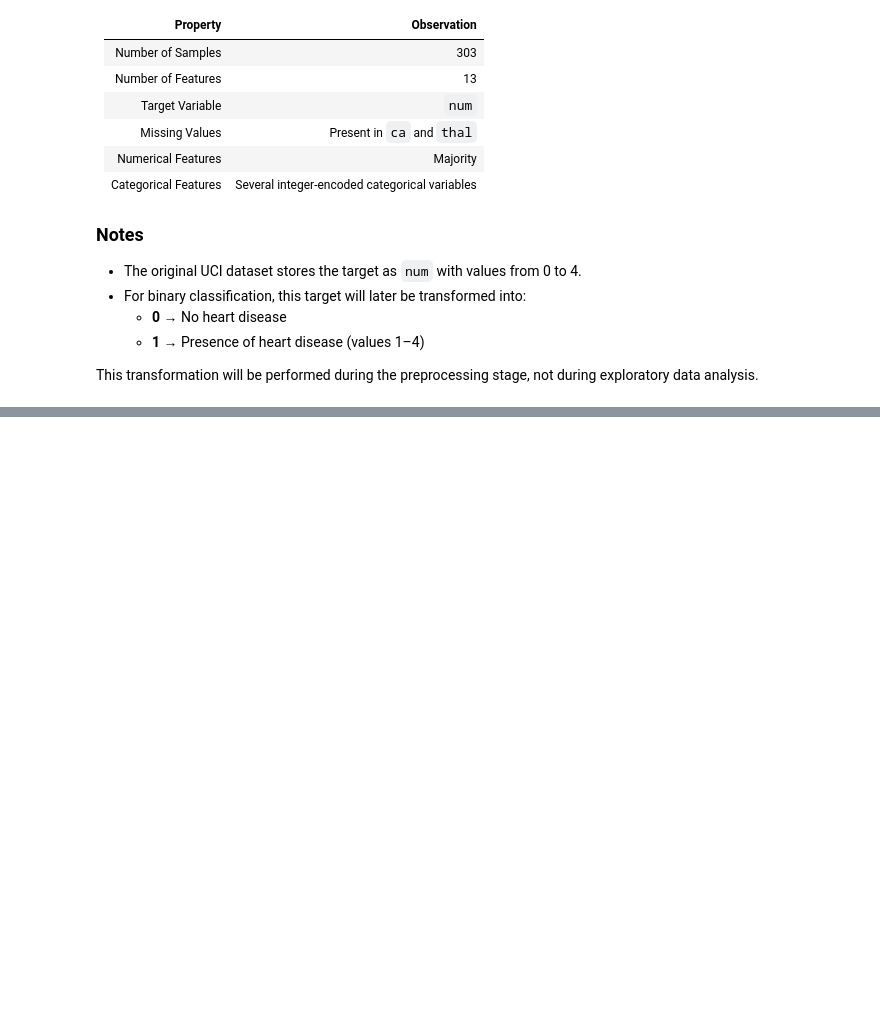
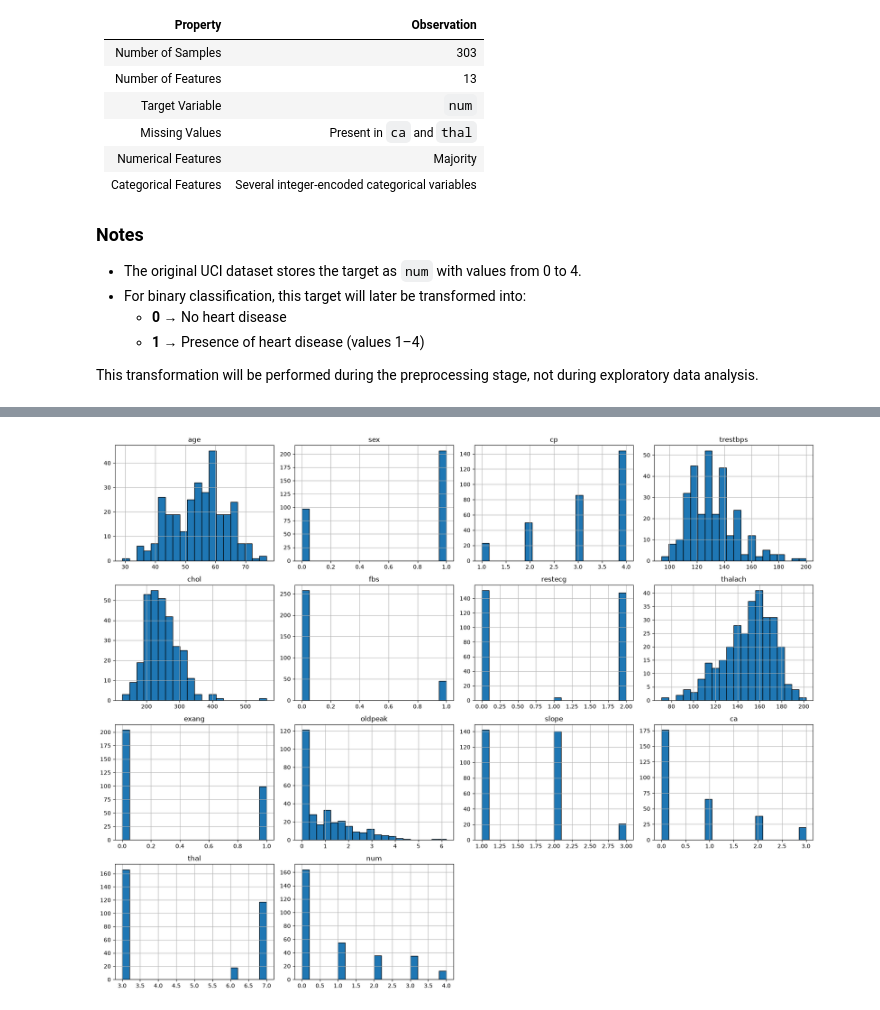
Before and after one commit to arpitgarg1010/heart-disease-prediction-mlops, a Jupyter notebook: notebooks/01_EDA.ipynb, the cells around one changed output, grey strips where cells are left out. Cells and saved outputs as stored; diff of their text form; code cells hidden in the pictures; blank space fills up the shorter version.

```diff
--- a/notebooks/01_EDA.ipynb
+++ b/notebooks/01_EDA.ipynb
@@ -191,0 +307,16 @@ This transformation will be performed during the preprocessing stage, not during
+# %%
+# ===========================
+# Histograms
+# ===========================
+
+df.hist(
+    figsize=(18,14),
+    bins=20,
+    edgecolor="black"
+)
+
+plt.tight_layout()
+
+plt.show()
+# %% [output]
+[figure, added]
```
Also changed, not shown: parts of 20 cells of this notebook, 1 other file.
